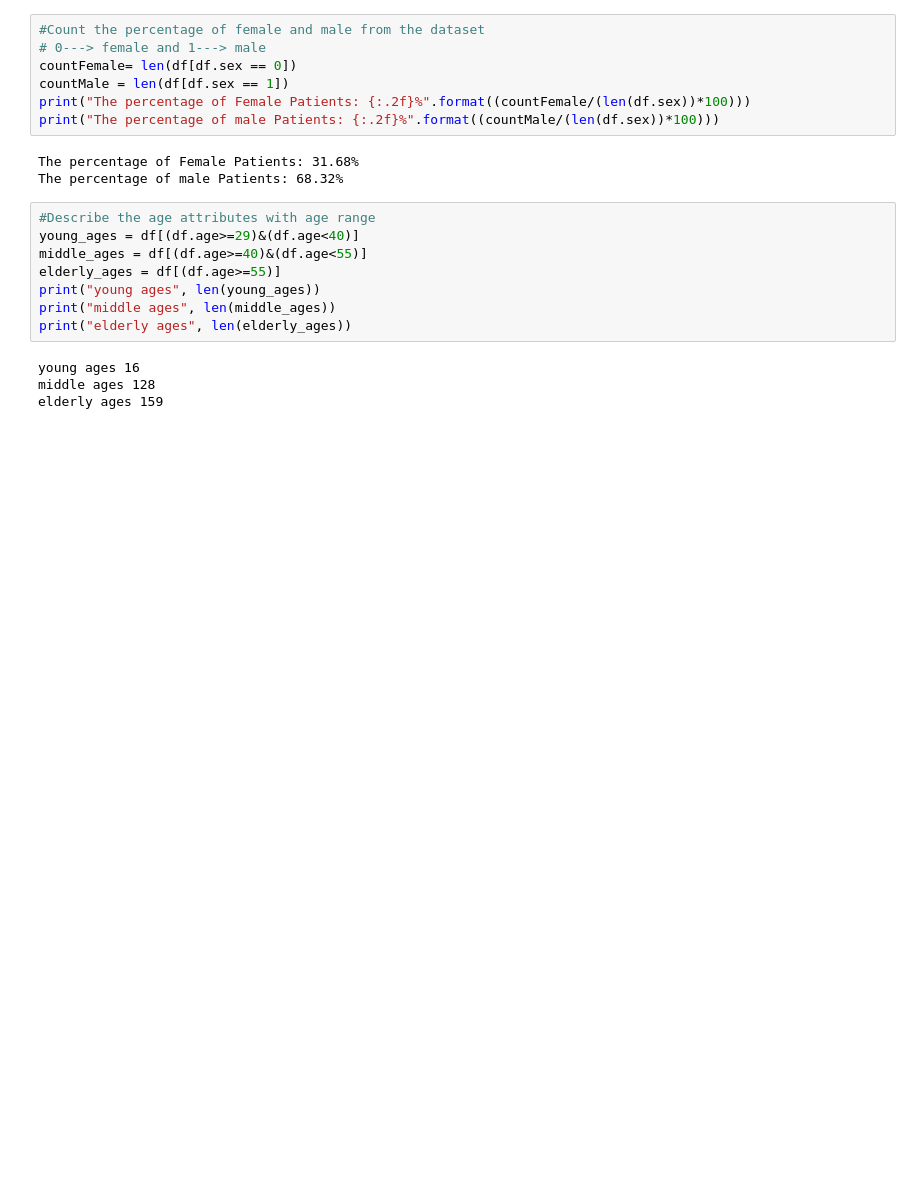
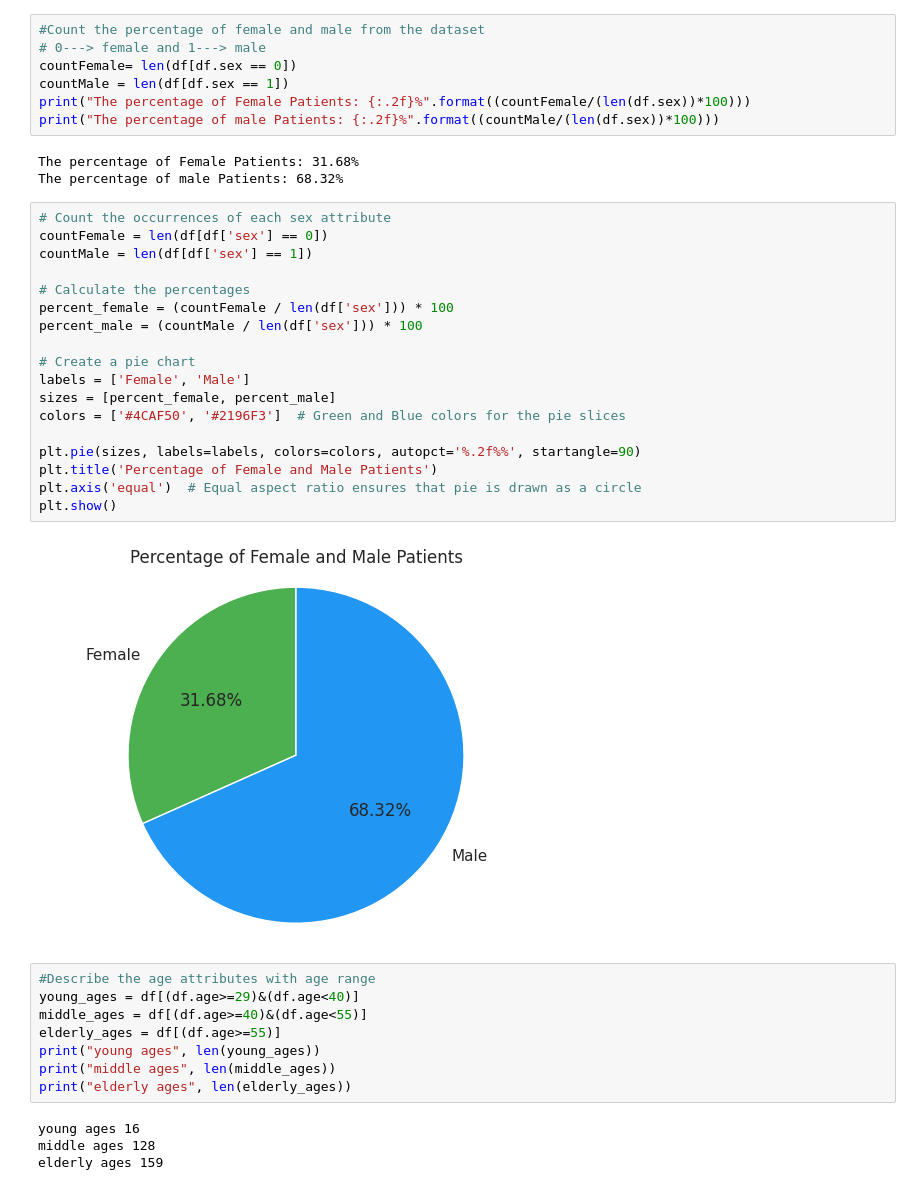
Before and after one commit to sajadul-d/Heart-Disease-Prediction-Application, a Jupyter notebook: Heart_Disease_Prediction_Application.ipynb, the cells around one changed output. Cells and saved outputs as stored; diff of their text form; blank space fills up the shorter version.

```diff
--- a/Heart_Disease_Prediction_Application.ipynb
+++ b/Heart_Disease_Prediction_Application.ipynb
@@ -171,6 +205,26 @@ print("The percentage of male Patients: {:.2f}%".format((countMale/(len(df.sex))
 # %% [output]
 The percentage of Female Patients: 31.68%
 The percentage of male Patients: 68.32%
+# %%
+# Count the occurrences of each sex attribute
+countFemale = len(df[df['sex'] == 0])
+countMale = len(df[df['sex'] == 1])
+
+# Calculate the percentages
+percent_female = (countFemale / len(df['sex'])) * 100
+percent_male = (countMale / len(df['sex'])) * 100
+
+# Create a pie chart
+labels = ['Female', 'Male']
+sizes = [percent_female, percent_male]
+colors = ['#4CAF50', '#2196F3']  # Green and Blue colors for the pie slices
+
+plt.pie(sizes, labels=labels, colors=colors, autopct='%.2f%%', startangle=90)
+plt.title('Percentage of Female and Male Patients')
+plt.axis('equal')  # Equal aspect ratio ensures that pie is drawn as a circle
+plt.show()
+# %% [output]
+[figure, added]
 # %%
 #Describe the age attributes with age range
 young_ages = df[(df.age>=29)&(df.age<40)]
```
Also changed, not shown: parts of 8 cells of this notebook, 4 other files.
